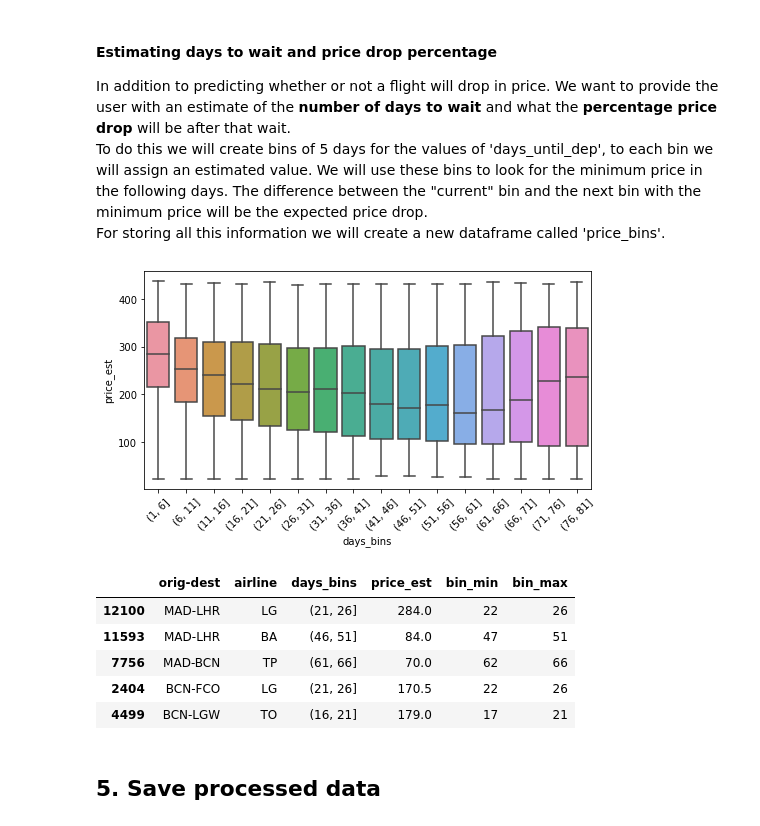
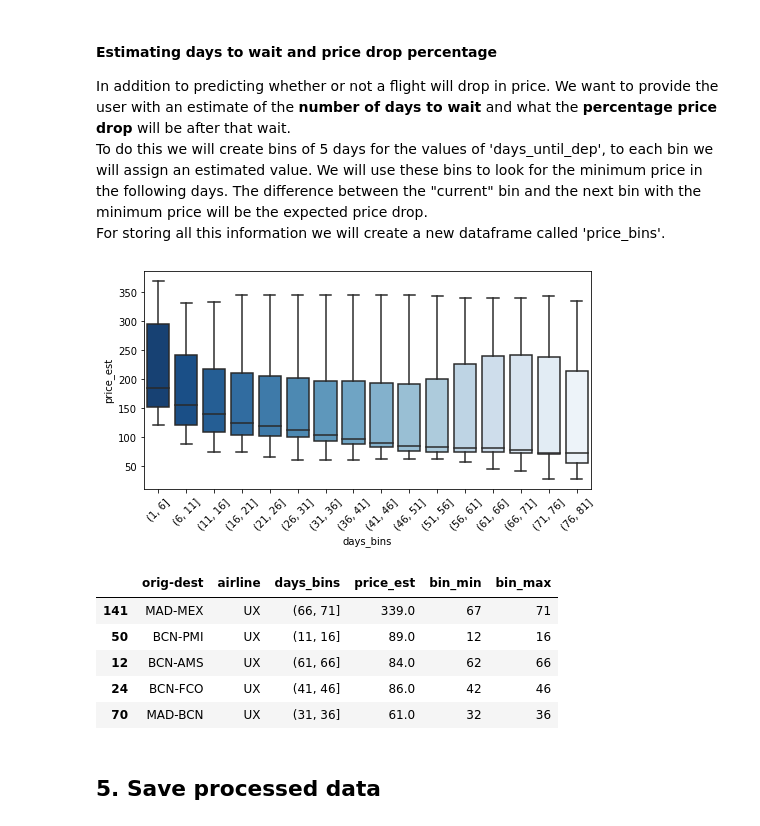
Before and after one commit to adriancervero/flight-prices-prediction, a Jupyter notebook: notebooks/03-data_preprocessing.ipynb, the cells around one changed output. Saved outputs shown, nothing was run; the diff lists cells and outputs as text; code cells hidden in the pictures.

```diff
--- a/notebooks/03-data_preprocessing.ipynb
+++ b/notebooks/03-data_preprocessing.ipynb
@@ -126,7 +126,7 @@ df['session'] = pd.cut(pd.to_datetime(df['dTime']), bins=3, labels=['night', 'mo
 days_of_week = {5:'Monday', 6:'Tuesday', 0:'Wednesday', 1:'Thursday', 2:'Friday', 3:'Saturday', 4:'Sunday'}
 df['day_of_week'] = pd.to_datetime(df['dTime']).dt.weekday.map(days_of_week)
 # airline
-df['airline'] = df['airlines'].apply(lambda x: x.split(',')[0])
+df['airline'] = df['airlines'].str.split(',').apply(lambda x: x[0])
 # days until departure
 df = add_days_until_dep_feature(df)
 
@@ -244,10 +244,10 @@ price_bins = train.groupby(['orig-dest', 'airline', 'days_bins'])['price'].quant
 # %%
 # plotting bins prices
 plt.figure(figsize=(8,4))
-sns.boxplot(x='days_bins', y='price_est', data=price_bins);
+sns.boxplot(x='days_bins', y='price_est', data=price_bins, palette="Blues_r");
 plt.xticks(rotation=45);
 # %% [output]
-[figure, old version]
+[figure, new version]
 # %%
 # adding bins edges. We will use this for compute days to wait
 price_bins['bin_min'] = price_bins['days_bins'].astype('str').apply(lambda x: int(x.strip('(]').split(', ')[0])+1)
@@ -257,11 +257,11 @@ price_bins['bin_max'] = price_bins['days_bins'].astype('str').apply(lambda x: in
 price_bins.sample(5)
 # %% [output]
 |  | orig-dest | airline | days_bins | price_est | bin_min | bin_max |
-| 12100 | MAD-LHR | LG | (21, 26] | 284.0 | 22 | 26 |
-| 11593 | MAD-LHR | BA | (46, 51] | 84.0 | 47 | 51 |
-| 7756 | MAD-BCN | TP | (61, 66] | 70.0 | 62 | 66 |
-| 2404 | BCN-FCO | LG | (21, 26] | 170.5 | 22 | 26 |
-| 4499 | BCN-LGW | TO | (16, 21] | 179.0 | 17 | 21 |
+| 141 | MAD-MEX | UX | (66, 71] | 339.0 | 67 | 71 |
+| 50 | BCN-PMI | UX | (11, 16] | 89.0 | 12 | 16 |
+| 12 | BCN-AMS | UX | (61, 66] | 84.0 | 62 | 66 |
+| 24 | BCN-FCO | UX | (41, 46] | 86.0 | 42 | 46 |
+| 70 | MAD-BCN | UX | (31, 36] | 61.0 | 32 | 36 |
 # %%
 bins_days = train[['days_until_dep', 'days_bins']].drop_duplicates()
 bins_days['days_bins'] = bins_days['days_bins'].cat.codes
```
Also changed, not shown: parts of 5 cells of this notebook, 1 other file.
